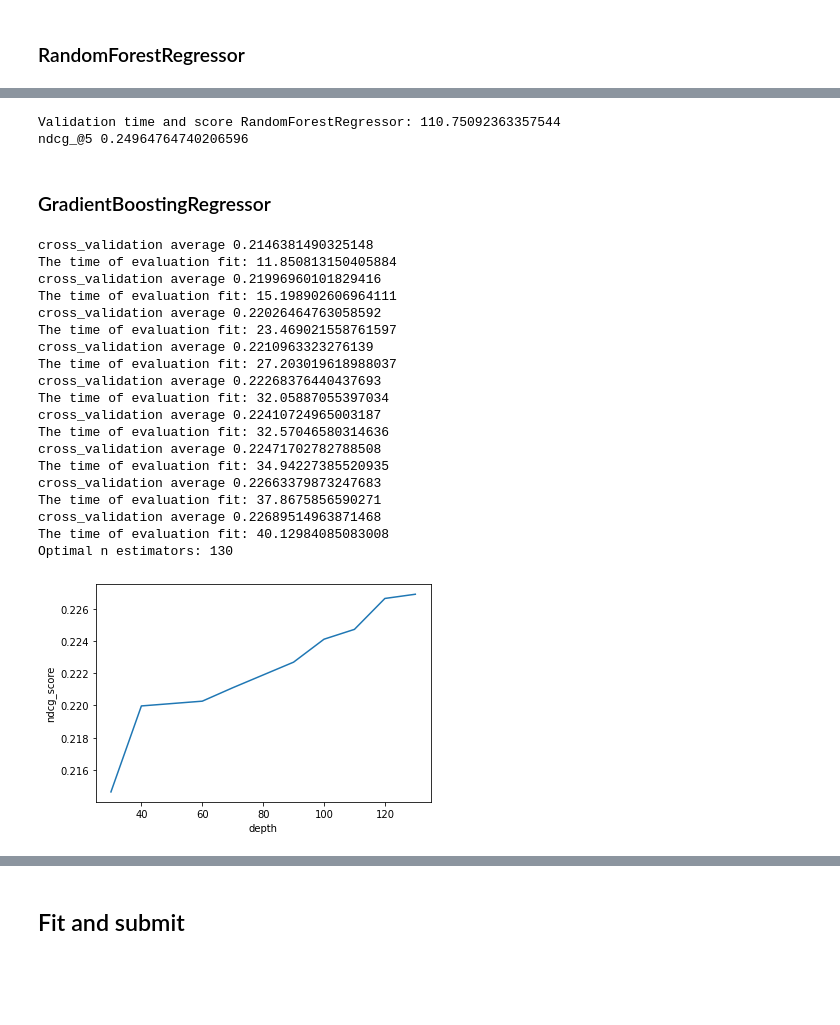
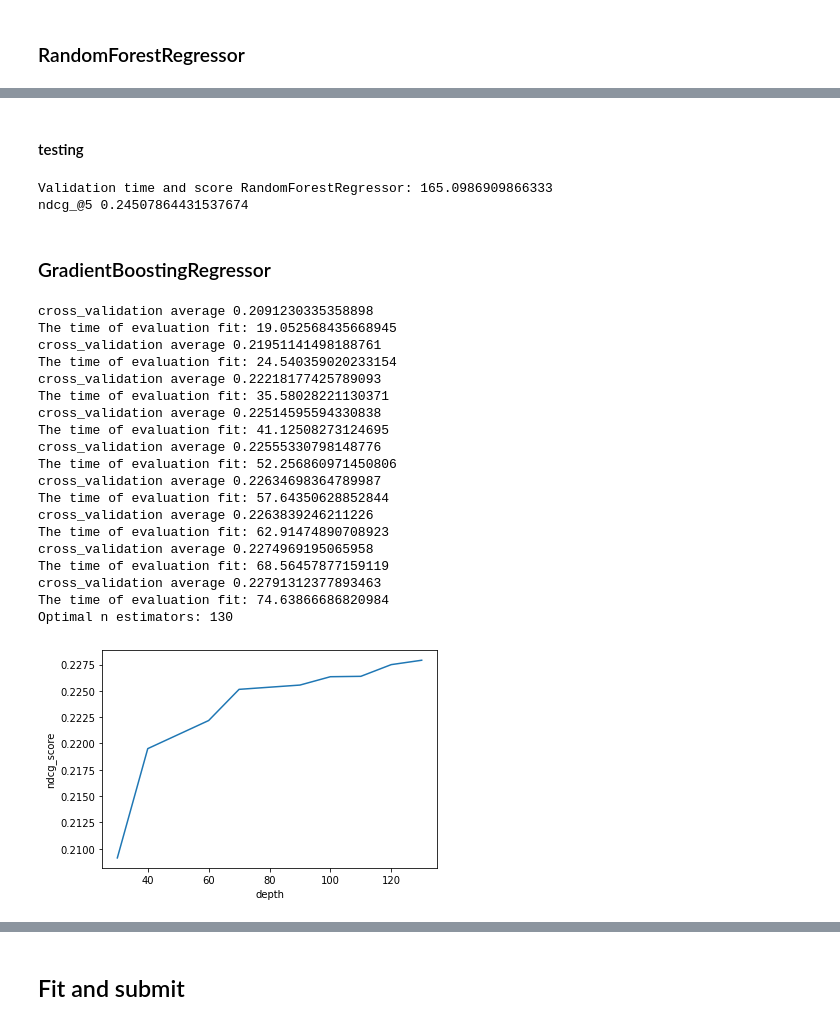
Before and after one commit to wolfbrr/DMT-2022-114, a Jupyter notebook: assignment-2/assignment-2.ipynb, the cells around one changed output, grey strips where cells are left out. Cells and saved outputs as stored; diff of their text form; code cells hidden in the pictures; blank space fills up the shorter version.

Commit message:
adding parameters for run, amount of lines and max usd

```diff
--- a/assignment-2/assignment-2.ipynb
+++ b/assignment-2/assignment-2.ipynb
@@ -142,7 +142,6 @@ def hotel_booking_likelihood(train_frame, test_frame):
 
     lklhd = train_frame.groupby('prop_id').sum().reset_index()
     lklhd = lklhd[['prop_id','booking_bool', 'click_bool']]
-    #lklhd['booking_bool'] = lklhd['booking_bool']*5
     lklhd['lklhd'] = lklhd[['booking_bool', 'click_bool']].sum(axis=1)
 
     counts = train_frame.groupby('prop_id').size().reset_index(name='counts')
@@ -166,9 +165,11 @@ def features_engeneering(data_frame):
     #fill missing property review score by median over whole data
     for i in ['orig_destination_distance']:
         data_frame[i] = data_frame[i].fillna(data_frame[i].median())
+
     for i in ['prop_review_score', 'prop_location_score2', 'comp1_rate', 'comp2_rate', 'comp3_rate', 'comp4_rate', 'comp5_rate', 'comp6_rate', 'comp7_rate', 'comp8_rate']:
         data_frame[i] = data_frame[i].fillna(0)
 
+    '''
     data_frame.loc[:, 'comp'] = \
     data_frame[['comp1_rate', 'comp2_rate', 'comp3_rate', 'comp4_rate', \
                  'comp5_rate', 'comp6_rate', 'comp7_rate', 'comp8_rate']].sum(axis=1)
@@ -177,8 +178,9 @@ def features_engeneering(data_frame):
     data_frame.loc[mask, 'comp'] = 1
     mask = data_frame.loc[:, 'comp']<0
     data_frame.loc[mask, 'comp'] = -1
-
-    data_frame.loc[:, 'location_score'] = data_frame['prop_location_score1'] + data_frame['prop_location_score2']*10
+    '''
+    data_frame.loc[:, 'location_score'] = data_frame['prop_location_score1'] + \
+                                          data_frame['prop_location_score2']*10
 
     #fill missing prop_log_historical_price  by country id median
     mask_log_0 = data_frame['prop_log_historical_price'] == 0
@@ -299,0 +300,4 @@ max_price_usd = train['price_usd'].median() + train['price_usd'].std()*5
+# %%
+max_price_usd = train['price_usd'].median() + train['price_usd'].std()*5
+print(max_price_usd)
+keep_first_lines = 15
@@ -407,7 +413,7 @@ prev_ndgc = 0
 for i in depth:
     start = time.time()
     model = RandomForestRegressor(max_depth=i, random_state=0, n_jobs=-1)
-    ndcg_score = my_cross_validation(model, X_eval, features_to_choose, n_splits=5, price_max=max_price_usd)
+    ndcg_score = my_cross_validation(model, X_eval, features_to_choose, n_splits=5, price_max=max_price_usd, keep_first_lines=keep_first_lines)
     end = time.time()
     print("The time of evaluation fit:", end-start)
     x.append(ndcg_score)
@@ -444,58 +446,60 @@ Optimal depth: 11
-# %%
-##
-start = time.time()
-model = RandomForestRegressor(max_depth=optimal_depth, random_state=0, n_jobs=-1)
-Y_pred = my_fit_and_predict(model, X_train, X_test, features_to_choose, price_max=max_price_usd)
-end = time.time()
-print("Validation time and score RandomForestRegressor:", end-start)
-
-ndcg_score = NDCG_at_k(X_test, ranking=Y_pred, ideal_ranking= target_function(X_test), k=5)
-# %% [output]
-Validation time and score RandomForestRegressor: 110.75092363357544
-ndcg_@5 0.24964764740206596
+# %% [markdown]
+#### testing
+# %%
+##
+start = time.time()
+model = RandomForestRegressor(max_depth=optimal_depth, random_state=0, n_jobs=-1)
+Y_pred = my_fit_and_predict(model, X_train, X_test, features_to_choose, price_max=max_price_usd, keep_first_lines=keep_first_lines)
+end = time.time()
+print("Validation time and score RandomForestRegressor:", end-start)
+
+ndcg_score = NDCG_at_k(X_test, ranking=Y_pred, ideal_ranking= target_function(X_test), k=5)
+# %% [output]
+Validation time and score RandomForestRegressor: 165.0986909866333
+ndcg_@5 0.24507864431537674
 # %% [markdown]
 ### GradientBoostingRegressor
 # %%
 x = []
 n_estimators = [30, 40, 60, 70, 90, 100, 110, 120, 130]
 prev_ndgc = 0
 for i in n_estimators:
     start = time.time()
     model = GradientBoostingRegressor(n_estimators = i, random_state=0)
-    ndcg_score = my_cross_validation(model, X_eval, features_to_choose, n_splits=5, price_max=max_price_usd)
+    ndcg_score = my_cross_validation(model, X_eval, features_to_choose, n_splits=5, price_max=max_price_usd, keep_first_lines=keep_first_lines)
     end = time.time()
     print("The time of evaluation fit:", end-start)
     x.append(ndcg_score)
     if ndcg_score<prev_ndgc:
         print('exit before the end')
         break    # break here
     prev_ndgc=ndcg_score
 
 optimal_score_index = x.index(max(x))
 optimal_n = n_estimators[optimal_score_index]
 print(f'Optimal n estimators: {optimal_n}')
 plt.plot(n_estimators[0:len(x)], x)
 plt.xlabel('depth')
 plt.ylabel('ndcg_score')
 plt.show()
 # %% [output]
-cross_validation average 0.2146381490325148
-The time of evaluation fit: 11.850813150405884
-cross_validation average 0.21996960101829416
-The time of evaluation fit: 15.198902606964111
-cross_validation average 0.22026464763058592
-The time of evaluation fit: 23.469021558761597
-cross_validation average 0.2210963323276139
-The time of evaluation fit: 27.203019618988037
-cross_validation average 0.22268376440437693
-The time of evaluation fit: 32.05887055397034
-cross_validation average 0.22410724965003187
-The time of evaluation fit: 32.57046580314636
-cross_validation average 0.22471702782788508
-The time of evaluation fit: 34.94227385520935
-cross_validation average 0.22663379873247683
-The time of evaluation fit: 37.8675856590271
-cross_validation average 0.22689514963871468
-The time of evaluation fit: 40.12984085083008
+cross_validation average 0.2091230335358898
+The time of evaluation fit: 19.052568435668945
+cross_validation average 0.21951141498188761
+The time of evaluation fit: 24.540359020233154
+cross_validation average 0.22218177425789093
+The time of evaluation fit: 35.58028221130371
+cross_validation average 0.22514595594330838
+The time of evaluation fit: 41.12508273124695
+cross_validation average 0.22555330798148776
+The time of evaluation fit: 52.256860971450806
+cross_validation average 0.22634698364789987
+The time of evaluation fit: 57.64350628852844
+cross_validation average 0.2263839246211226
+The time of evaluation fit: 62.91474890708923
+cross_validation average 0.2274969195065958
+The time of evaluation fit: 68.56457877159119
+cross_validation average 0.22791312377893463
+The time of evaluation fit: 74.63866686820984
 Optimal n estimators: 130
-[figure, old version]
+[figure, new version]
```
Also changed, not shown: parts of 23 cells of this notebook.
